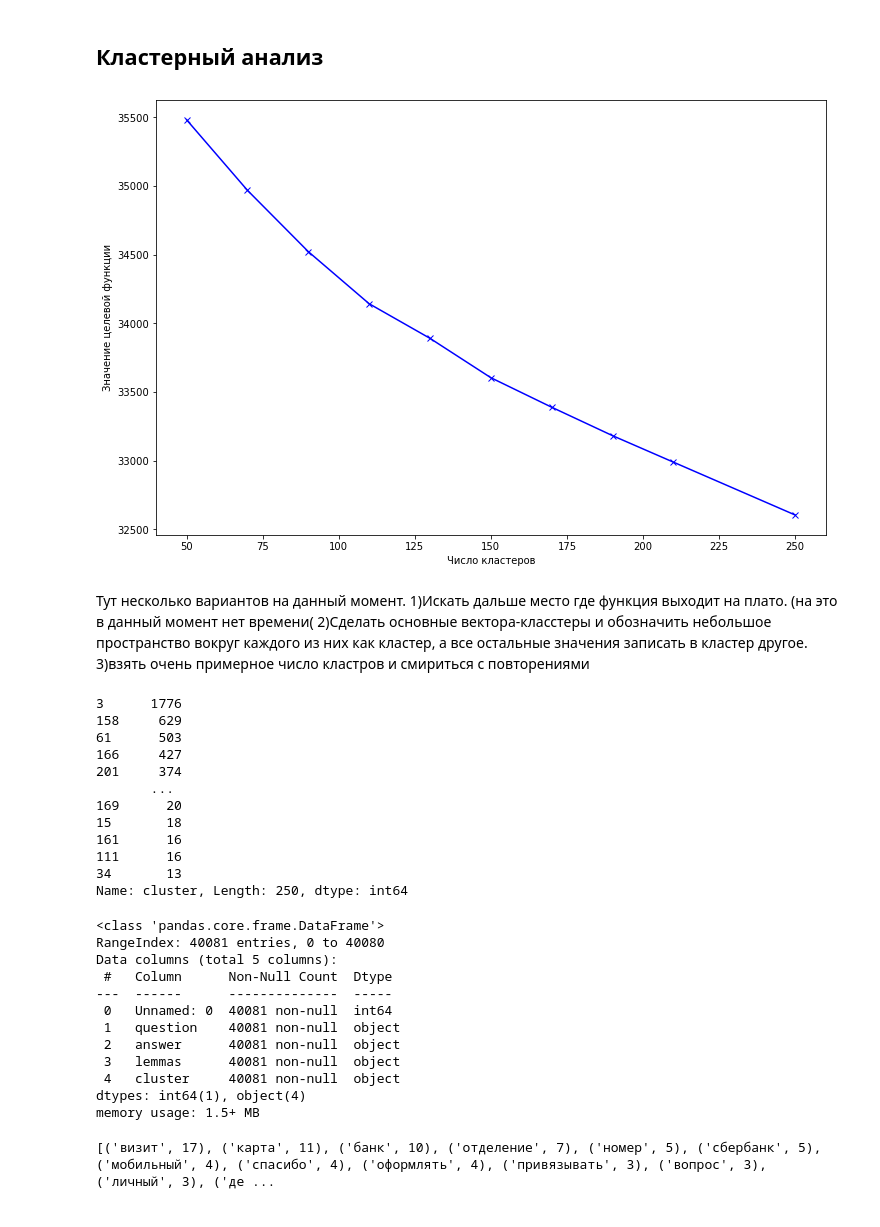
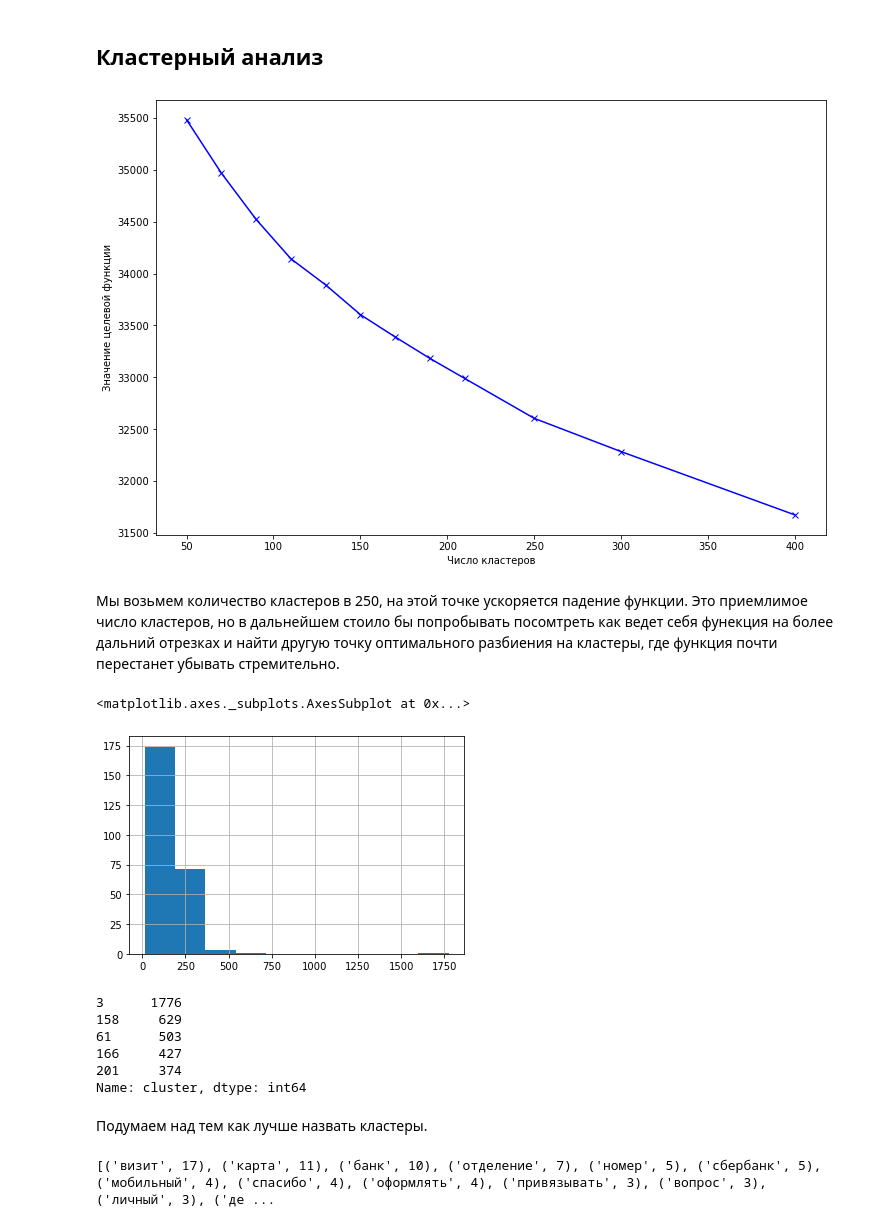
Before and after one commit to VitaliyMalcev/BankOBot, a Jupyter notebook: final-book-test-bank.ipynb, the cells around one changed output. Cells and saved outputs as stored; diff of their text form; code cells hidden in the pictures.

```diff
--- a/final-book-test-bank.ipynb
+++ b/final-book-test-bank.ipynb
@@ -147,54 +168,27 @@ matrix_df = pd.DataFrame(matrix_df)
 # %%
-
-#было ошибкой пытаться это сделать в sklearn. Кластеров много функция не выходит на плато...
-
 """
 %%time
 
 K = (50,250,20)
 distortion = []
 for k in K:
     model = KMeans(n_clusters=k, random_state=12345)
     model.fit(matrix_df)
     print('Число кластеров:', k)
     print('Значение целевой функции',model.inertia_)
     distortion.append(model.inertia_)
 """
-K = [50,70,90,110,130,150,170,190,210,250]
-distortion = [35482.16466495755,34968.55809841195,34522.15676778185,34142.69272324206,33890.75187095296,33604.122521442834, 33389.14892999087, 33182.12732337391,32989.36115059706,32604.70163072907]
+K = [50,70,90,110,130,150,170,190,210,250,300,400]
+distortion = [35482.16466495755,34968.55809841195,34522.15676778185,34142.69272324206,33890.75187095296,33604.122521442834, 33389.14892999087, 33182.12732337391,32989.36115059706,32604.70163072907, 32284.136261314103,31674.03906951903]
 plt.figure(figsize=(12, 8))
 plt.plot(K, distortion, 'bx-')
 plt.xlabel('Число кластеров')
 plt.ylabel('Значение целевой функции')
 plt.show()
-
-#Число кластеров: 50
-#Значение целевой функции 35482.16466495755
-#Число кластеров: 70
-#Значение целевой функции 34968.55809841195
-#Число кластеров: 90
-#Значение целевой функции 34522.15676778185
-#Число кластеров: 110
-#Значение целевой функции 34142.69272324206
-#Число кластеров: 130
-#Значение целевой функции 33890.75187095296
-#Число кластеров: 150
-#Значение целевой функции 33604.122521442834
-#Число кластеров: 170
-#Значение целевой функции 33389.14892999087
-#Число кластеров: 190
-#Значение целевой функции 33182.12732337391
-#Число кластеров: 210
-#Значение целевой функции 32989.36115059706
-#Число кластеров: 230
-#Значение целевой функции 32761.292596627292
-
-#Число кластеров: 250
-#Значение целевой функции 32604.70163072907
 # %% [output]
-[figure, old version]
+[figure, new version]
-# %% [markdown]
-Тут несколько вариантов на данный момент. 1)Искать дальше место где функция  выходит на плато. (на это в данный момент нет времени( 2)Сделать основные вектора-класстеры и обозначить небольшое пространство вокруг каждого из них как кластер, а все остальные значения записать в кластер другое. 3)взять очень примерное число кластров и смириться с повторениями
+# %% [markdown]
+Мы возьмем количество кластеров в 250, на этой точке ускоряется падение функции. Это приемлимое число кластеров, но в дальнейшем стоило бы попробывать посомтреть как ведет себя фунекция на более дальний отрезках и найти другую точку оптимального разбиения на кластеры, где функция почти перестанет убывать стремительно.
 # %%
 """
 %%time
@@ -218,31 +219,18 @@ matrix_df['label'] = all_data['cluster']
 # %%
-all_data['cluster'].value_counts() #такие вот кластеры по размеру
+all_data['cluster'].value_counts().hist() #такие вот кластеры по размеру
+# видим один аутлайнер
 # %% [output]
-3      1776
-158     629
-61      503
-166     427
-201     374
-       ...
-169      20
-15       18
-161      16
-111      16
-34       13
-Name: cluster, Length: 250, dtype: int64
+<matplotlib.axes._subplots.AxesSubplot at 0x...>
+[figure, added]
-# %%
-all_data.info()
-# %% [output]
-<class 'pandas.core.frame.DataFrame'>
-RangeIndex: 40081 entries, 0 to 40080
-Data columns (total 5 columns):
- #   Column      Non-Null Count  Dtype
----  ------      --------------  -----
- 0   Unnamed: 0  40081 non-null  int64
- 1   question    40081 non-null  object
- 2   answer      40081 non-null  object
- 3   lemmas      40081 non-null  object
- 4   cluster     40081 non-null  object
-dtypes: int64(1), object(4)
-memory usage: 1.5+ MB
+# %%
+all_data['cluster'].value_counts().head() #это кластер под номером три
+# %% [output]
+3      1776
+158     629
+61      503
+166     427
+201     374
+Name: cluster, dtype: int64
+# %% [markdown]
+Подумаем над тем как лучше назвать кластеры.
 # %%
```
Also changed, not shown: parts of 26 cells of this notebook.
